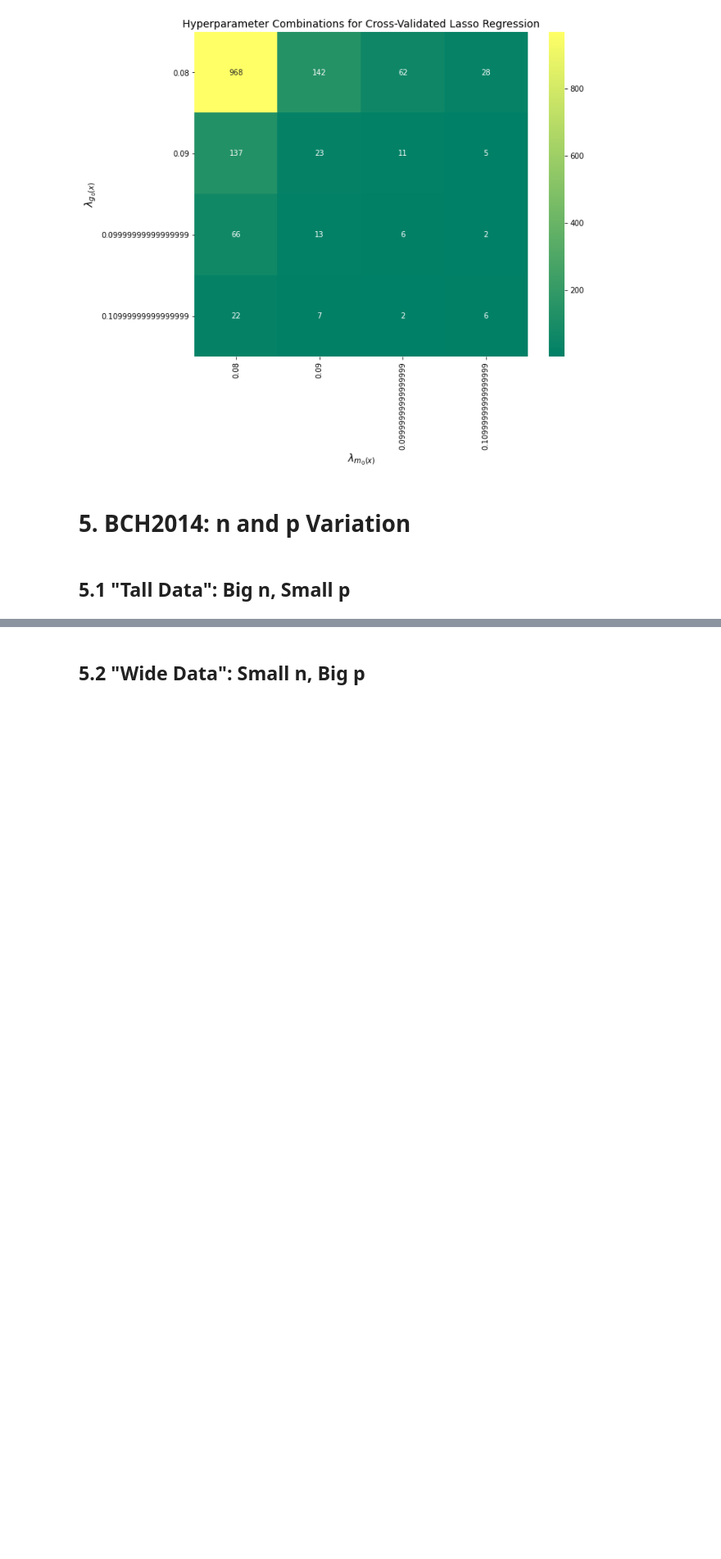
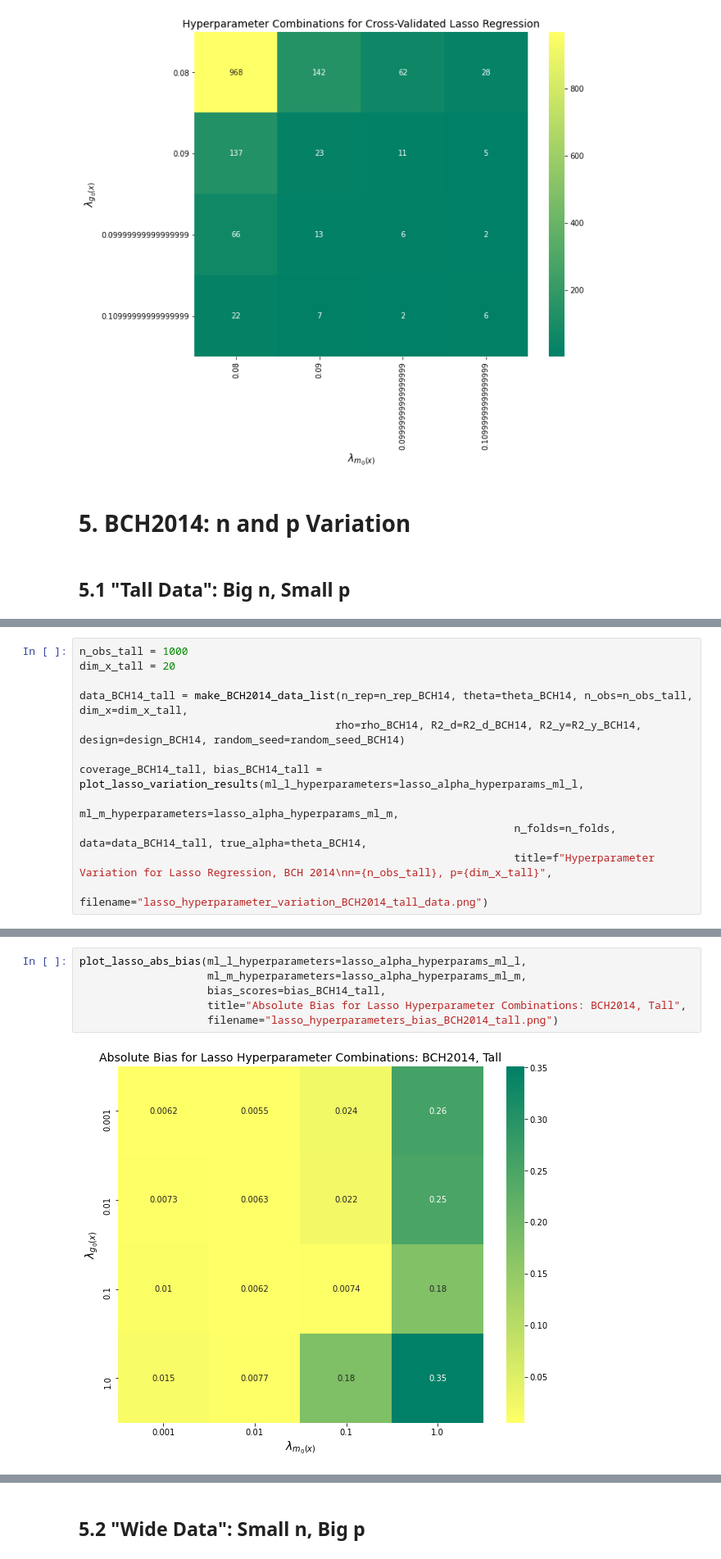
Before and after one commit to JannikKmnn/DoubleML-Hyperparameter-Simulation, a Jupyter notebook: lasso_variation.ipynb, the cells around one changed output, grey strips where cells are left out. Shown at 82% size. Saved outputs shown, nothing was run; the diff lists cells and outputs as text; blank space fills up the shorter version.

```diff
--- a/lasso_variation.ipynb
+++ b/lasso_variation.ipynb
@@ -369,0 +233,12 @@ plt.savefig("plots/lasso_hyperparameter_variation_BCH2014_tall_data.png", faceco
+# %%
+n_obs_tall = 1000
+dim_x_tall = 20
+
+data_BCH14_tall = make_BCH2014_data_list(n_rep=n_rep_BCH14, theta=theta_BCH14, n_obs=n_obs_tall, dim_x=dim_x_tall,
+                                        rho=rho_BCH14, R2_d=R2_d_BCH14, R2_y=R2_y_BCH14, design=design_BCH14, random_seed=random_seed_BCH14)
+
+coverage_BCH14_tall, bias_BCH14_tall = plot_lasso_variation_results(ml_l_hyperparameters=lasso_alpha_hyperparams_ml_l,
+                                                                    ml_m_hyperparameters=lasso_alpha_hyperparams_ml_m,
+                                                                    n_folds=n_folds, data=data_BCH14_tall, true_alpha=theta_BCH14,
+                                                                    title=f"Hyperparameter Variation for Lasso Regression, BCH 2014\nn={n_obs_tall}, p={dim_x_tall}",
+                                                                    filename="lasso_hyperparameter_variation_BCH2014_tall_data.png")
@@ -369,0 +247,8 @@ plt.savefig("plots/lasso_hyperparameter_variation_BCH2014_tall_data.png", faceco
+# %%
+plot_lasso_abs_bias(ml_l_hyperparameters=lasso_alpha_hyperparams_ml_l,
+                    ml_m_hyperparameters=lasso_alpha_hyperparams_ml_m,
+                    bias_scores=bias_BCH14_tall,
+                    title="Absolute Bias for Lasso Hyperparameter Combinations: BCH2014, Tall",
+                    filename="lasso_hyperparameters_bias_BCH2014_tall.png")
+# %% [output]
+[figure, added]
```
Also changed, not shown: parts of 20 cells of this notebook, 9 other files.
